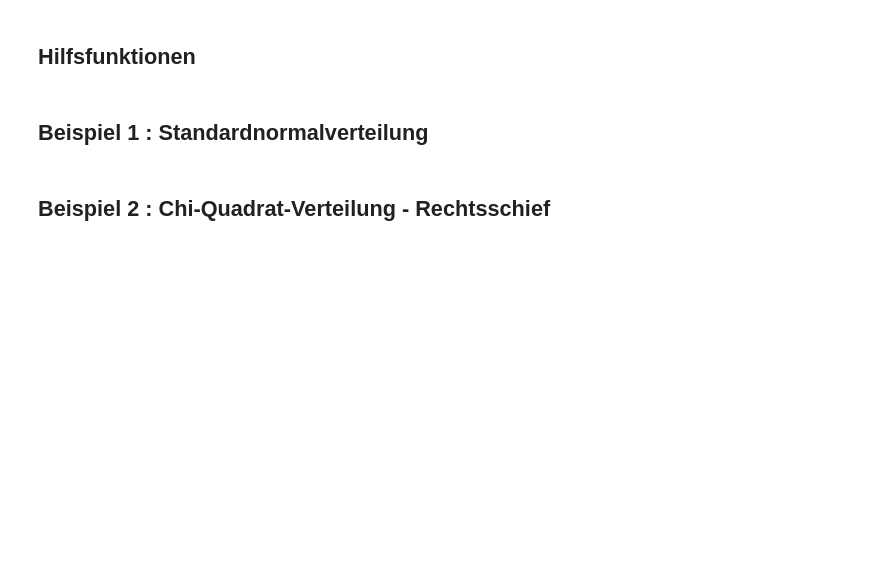
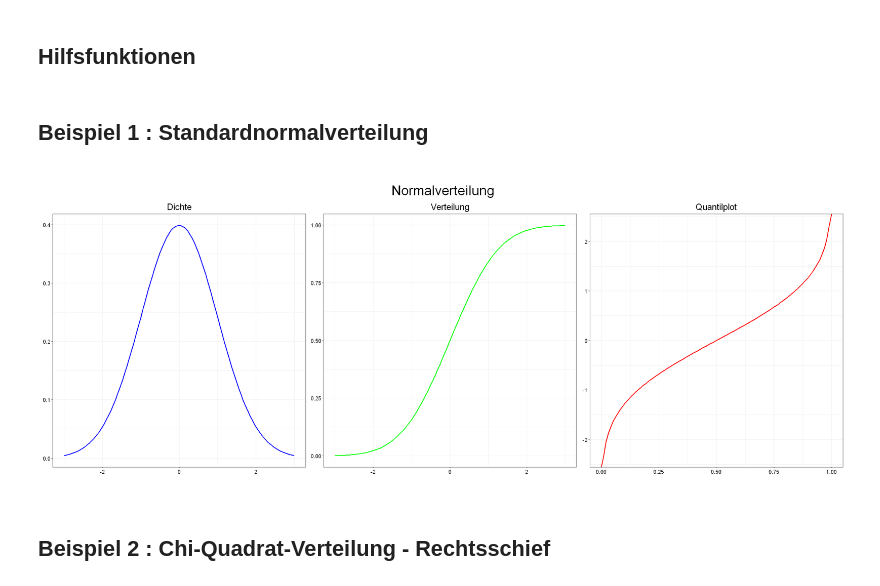
Before and after one commit to ml4economics/datavis, a Jupyter notebook: jupyter/1_einfache_quantilplots.ipynb, the cells around one changed output. Cells and saved outputs as stored; diff of their text form; code cells hidden in the pictures; blank space fills up the shorter version.

```diff
--- a/jupyter/1_einfache_quantilplots.ipynb
+++ b/jupyter/1_einfache_quantilplots.ipynb
@@ -40,6 +40,12 @@ combined_plot2 <- function(distribution, x, dfunc, pfunc, qfunc) {
 # %%
 x <- seq(-3, 3, length=100)
-combined_plot2("Normalverteilung", x, dnorm, pnorm, qnorm)
+combined_plot2("Normalverteilung",
+               x <- seq(-3, 3, length=100),
+               dnorm,
+               pnorm,
+               qnorm)
+# %% [output]
+[figure, added]
 # %% [markdown]
 ## Beispiel 2 : Chi-Quadrat-Verteilung - Rechtsschief
 # %%
```
Also changed, not shown: parts of 4 cells of this notebook, 7 other files.
